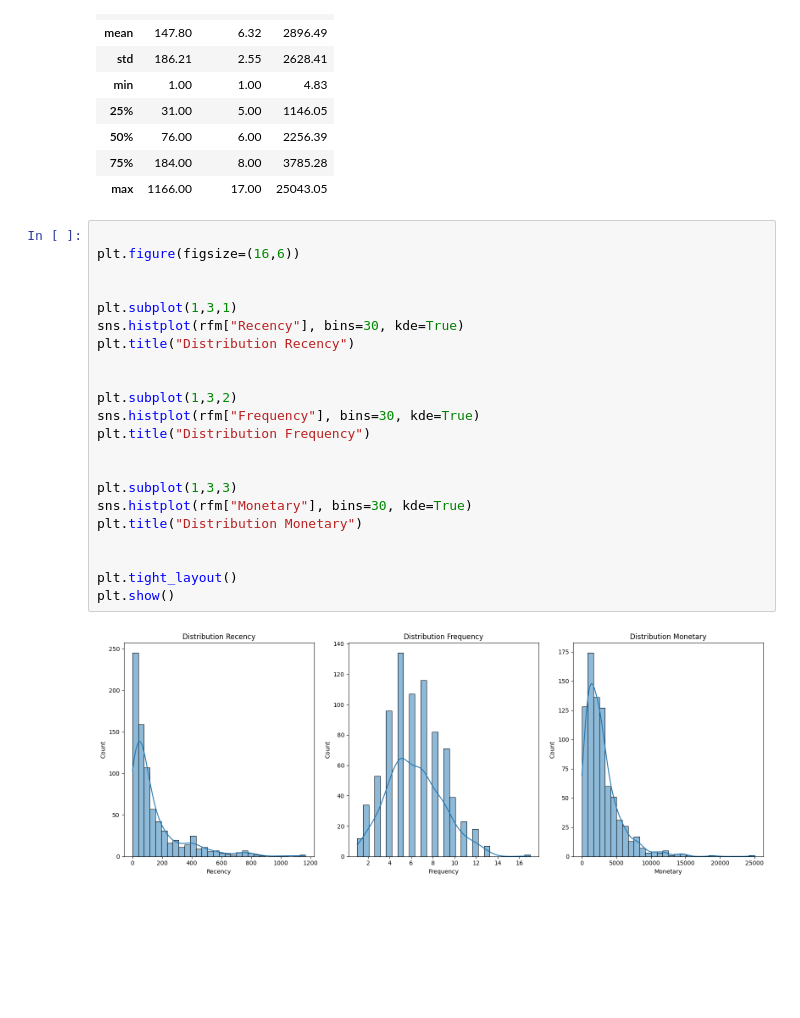
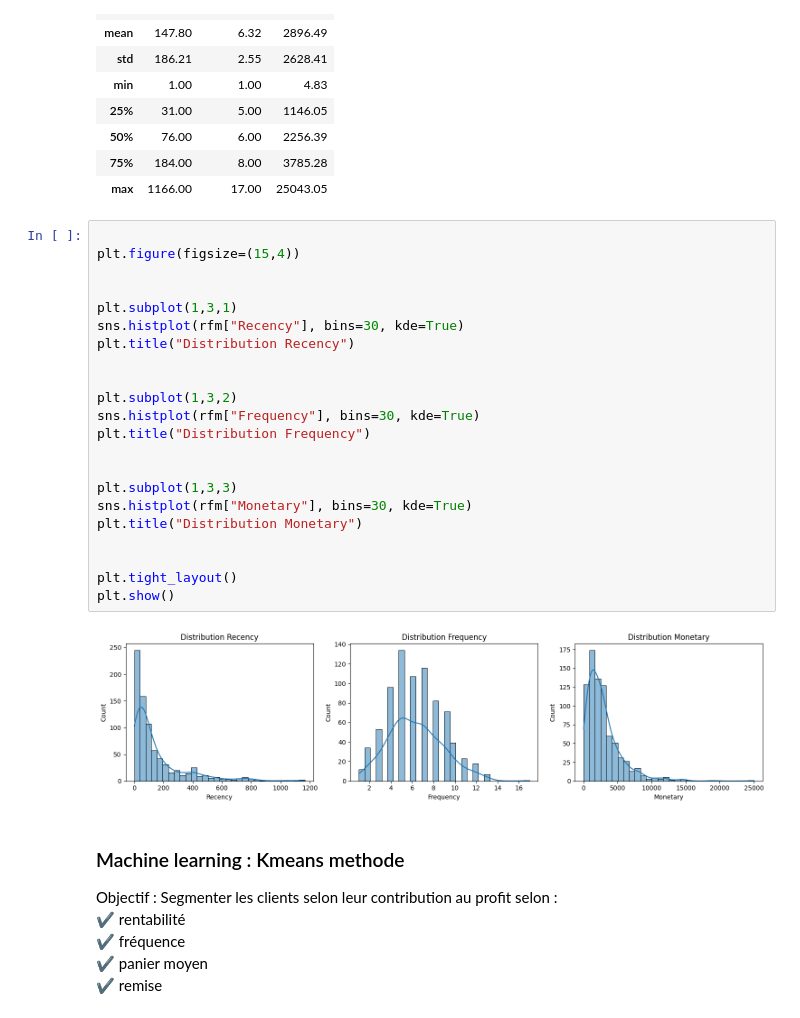
Before and after one commit to msshaqura/project_superstore, a Jupyter notebook: notebooks/sample_superstore.ipynb, the cells around one changed output. Drawn from its saved outputs; the diff is of its cells as text; blank space fills up the shorter version.

```diff
--- a/notebooks/sample_superstore.ipynb
+++ b/notebooks/sample_superstore.ipynb
@@ -1042,25 +1042,33 @@ rfm.describe().round(2)
 | max | 1166.00 | 17.00 | 25043.05 |
 # %%
 
-plt.figure(figsize=(16,6))
+plt.figure(figsize=(15,4))
 
 
 plt.subplot(1,3,1)
 sns.histplot(rfm["Recency"], bins=30, kde=True)
 plt.title("Distribution Recency")
 
 
 plt.subplot(1,3,2)
 sns.histplot(rfm["Frequency"], bins=30, kde=True)
 plt.title("Distribution Frequency")
 
 
 plt.subplot(1,3,3)
 sns.histplot(rfm["Monetary"], bins=30, kde=True)
 plt.title("Distribution Monetary")
 
 
 plt.tight_layout()
 plt.show()
 # %% [output]
-[figure, old version]
+[figure, new version]
+# %% [markdown]
+### Machine learning : Kmeans methode
+
+Objectif : Segmenter les clients selon leur contribution au profit selon :
+✔ rentabilité
+✔ fréquence
+✔ panier moyen
+✔ remise
```
Also changed, not shown: parts of 64 cells of this notebook.
